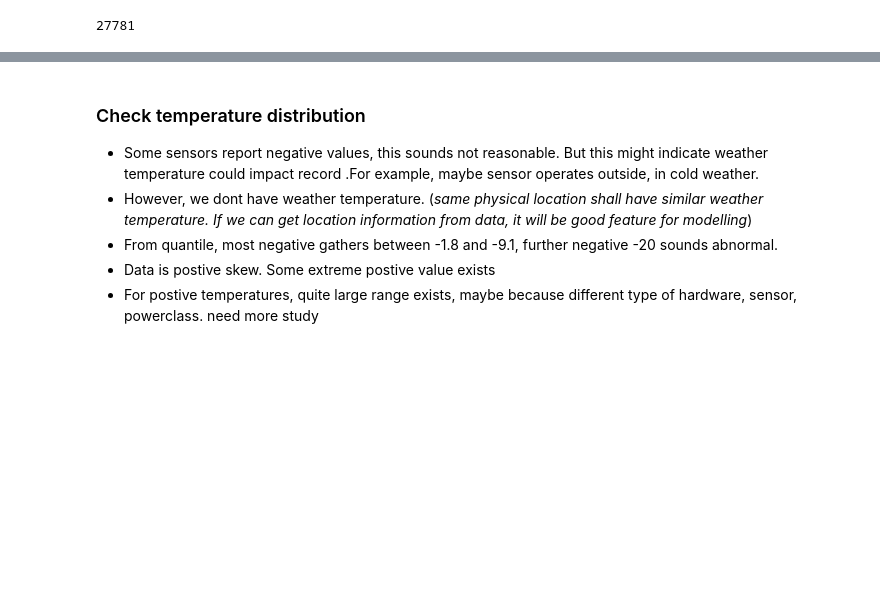
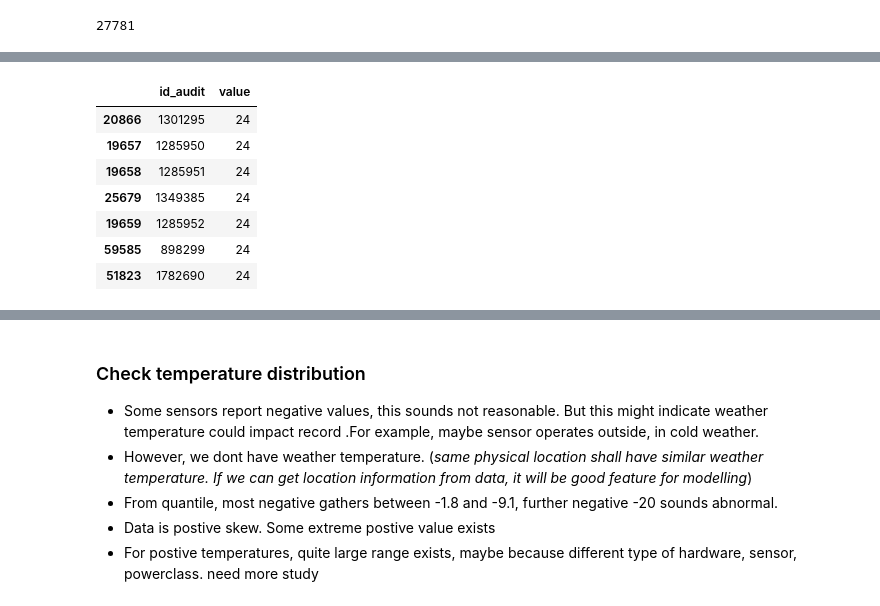
Before and after one commit to lingouzhu/AICampus, a Jupyter notebook: project5Sensors/exploreSensorsDataset.ipynb, the cells around one changed output, grey strips where cells are left out. Saved outputs shown, nothing was run; the diff lists cells and outputs as text; code cells hidden in the pictures; blank space fills up the shorter version.

```diff
--- a/project5Sensors/exploreSensorsDataset.ipynb
+++ b/project5Sensors/exploreSensorsDataset.ipynb
@@ -204,4 +208,4 @@ ds3radioid.serial.nunique()
 # %% [output]
 27781
 # %%
-ds1radiotemp[['id_audit','value']].groupby('id_audit').count().head()
+readingPerAuditDf = ds1radiotemp[['id_audit','value']].groupby('id_audit').count().reset_index().sort_values('value')
@@ -215,0 +232,11 @@ ds1radiotemp[['id_audit','value']].groupby('id_audit').count().head()
+# %%
+readingPerAuditDf[readingPerAuditDf.value==24]
+# %% [output]
+|  | id_audit | value |
+| 20866 | 1301295 | 24 |
+| 19657 | 1285950 | 24 |
+| 19658 | 1285951 | 24 |
+| 25679 | 1349385 | 24 |
+| 19659 | 1285952 | 24 |
+| 59585 | 898299 | 24 |
+| 51823 | 1782690 | 24 |
```
Also changed, not shown: parts of 32 cells of this notebook.
